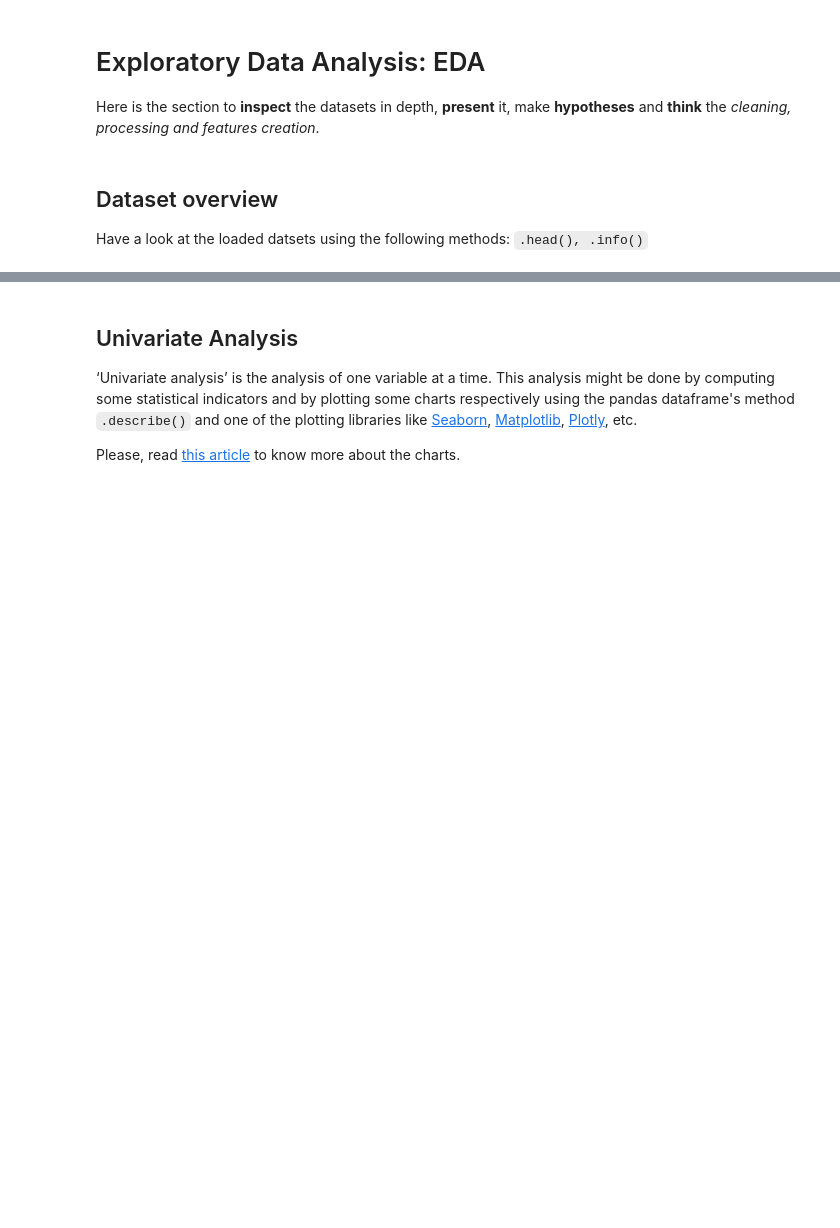
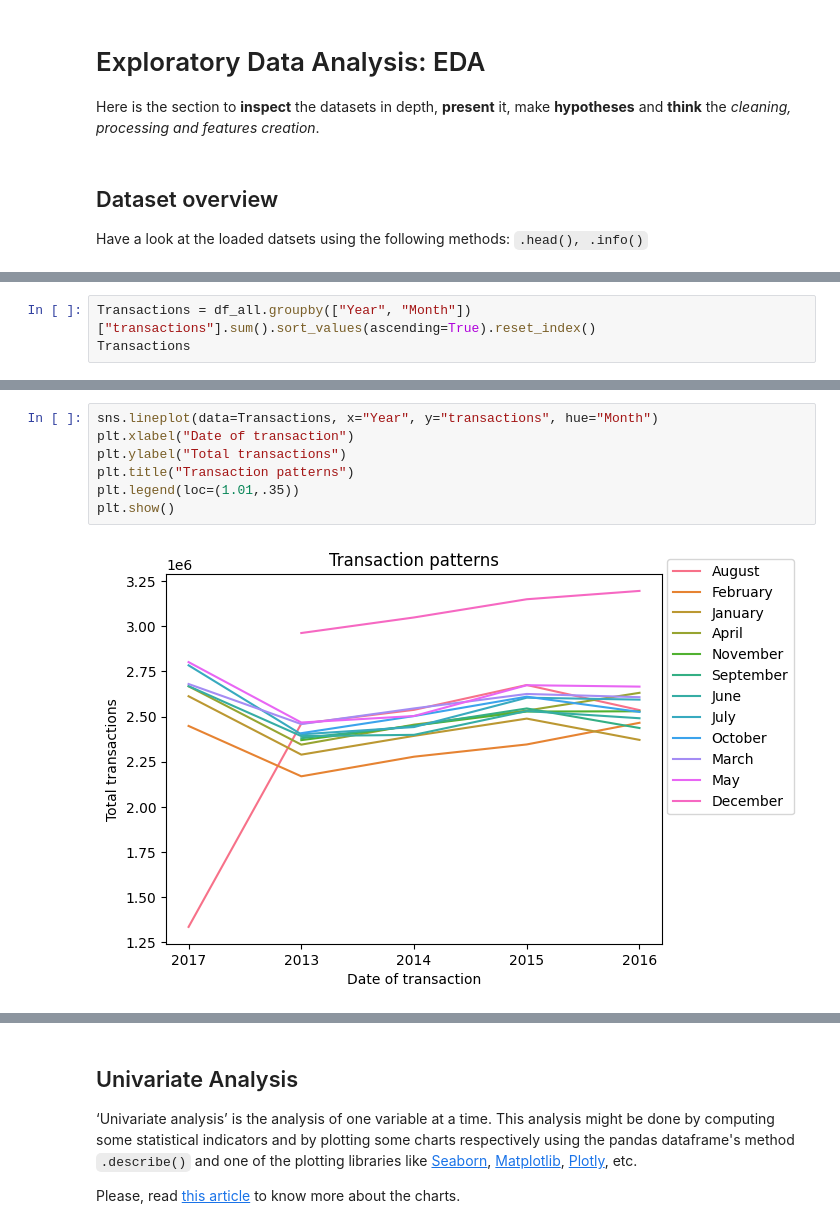
Before and after one commit to Norkplim22/Regression-Analysis, a Jupyter notebook: Regression project, LP2.ipynb, the cells around one changed output, grey strips where cells are left out. Drawn from its saved outputs; the diff is of its cells as text; blank space fills up the shorter version.

```diff
--- a/Regression project, LP2.ipynb
+++ b/Regression project, LP2.ipynb
@@ -61,0 +276,3 @@ Have a look at the loaded datsets using the following methods: `.head(), .info()
+# %%
+Transactions = df_all.groupby(["Year", "Month"])["transactions"].sum().sort_values(ascending=True).reset_index()
+Transactions
@@ -61,0 +297,9 @@ Have a look at the loaded datsets using the following methods: `.head(), .info()
+# %%
+sns.lineplot(data=Transactions, x="Year", y="transactions", hue="Month")
+plt.xlabel("Date of transaction")
+plt.ylabel("Total transactions")
+plt.title("Transaction patterns")
+plt.legend(loc=(1.01,.35))
+plt.show()
+# %% [output]
+[figure, added]
```
Also changed, not shown: parts of 28 cells of this notebook.
